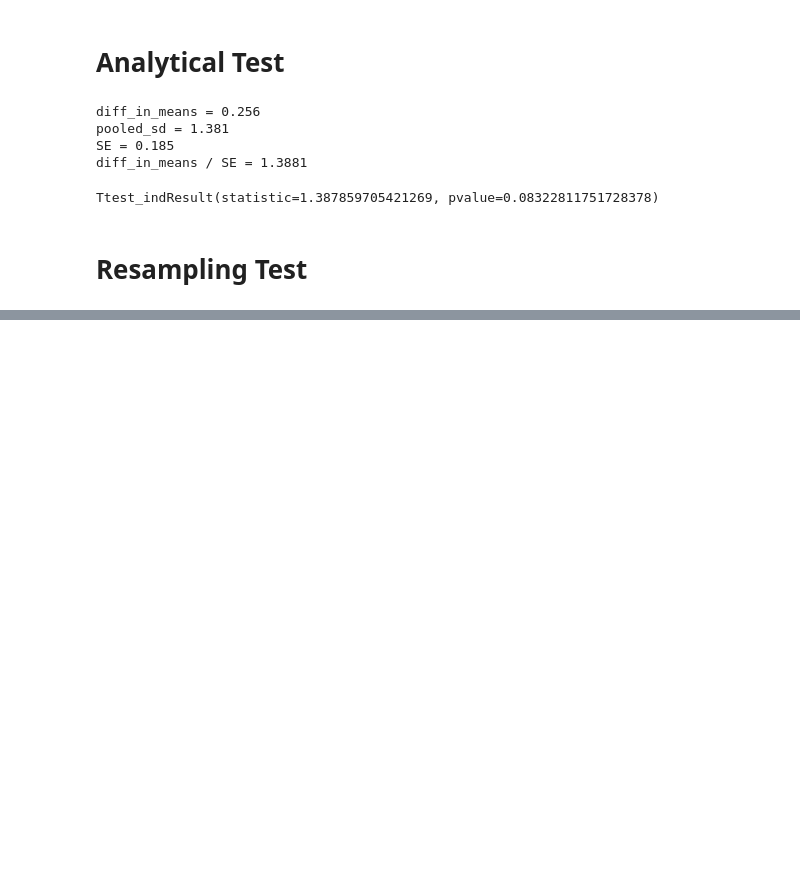
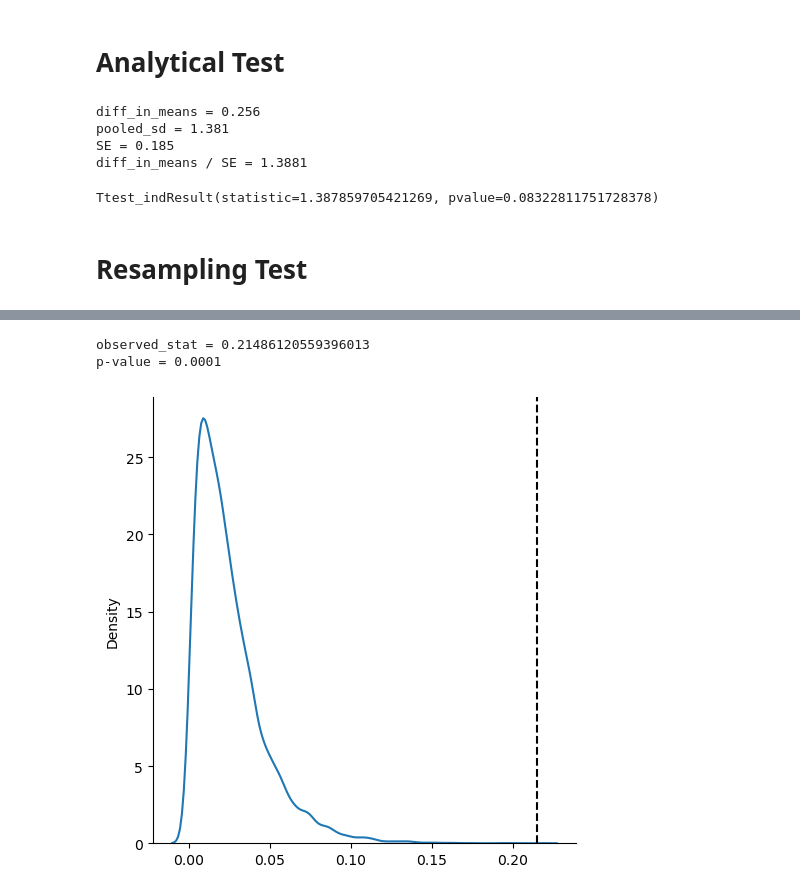
Before and after one commit to moritzwilksch/PythonPlayground, a Jupyter notebook: Statistics/resampling_test.ipynb, the cells around one changed output, grey strips where cells are left out. Cells and saved outputs as stored; diff of their text form; code cells hidden in the pictures; blank space fills up the shorter version.

```diff
--- a/Statistics/resampling_test.ipynb
+++ b/Statistics/resampling_test.ipynb
@@ -66,0 +163,19 @@ sns.kdeplot(diffs)
+# %%
+all_data = np.hstack([g1, g2, g3])
+re_g1 = np.random.choice(all_data, size=(10_000, len(g1))).mean(axis=1)
+re_g2 = np.random.choice(all_data, size=(10_000, len(g2))).mean(axis=1)
+re_g3 = np.random.choice(all_data, size=(10_000, len(g3))).mean(axis=1)
+
+grand_mean = data["value"].mean()
+
+variances = ((np.hstack([re_g1.reshape(-1, 1), re_g2.reshape(-1, 1), re_g3.reshape(-1, 1)]) - grand_mean) ** 2).sum(axis=1) / (3 - 1)
+
+observed_stat = ((g1.mean() - grand_mean) ** 2 + (g2.mean() - grand_mean) ** 2 + (g3.mean() - grand_mean) ** 2) / (3 - 1)
+print(f"{observed_stat = }")
+print(f"p-value = {(variances > observed_stat).mean()}")
+sns.displot(variances, kind="kde")
+plt.axvline(observed_stat, color="k", ls="--");
+# %% [output]
+observed_stat = 0.21486120559396013
+p-value = 0.0001
+[figure, added]
```
Also changed, not shown: parts of 16 cells of this notebook.
